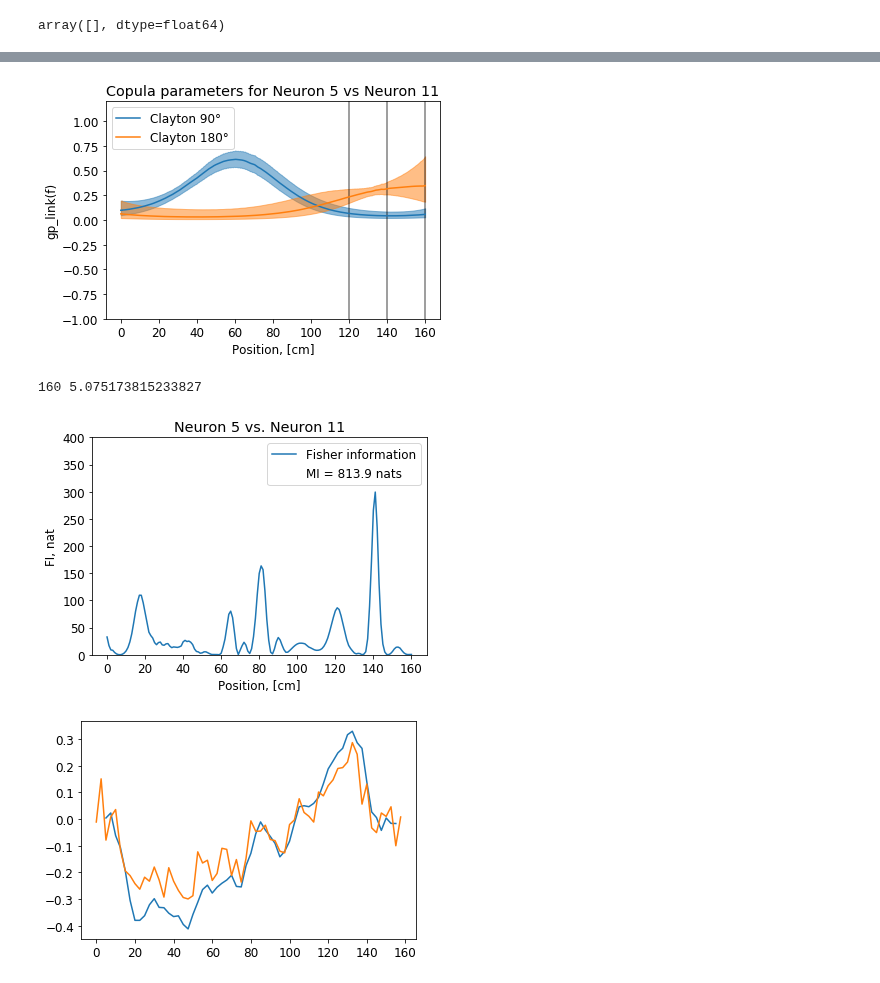
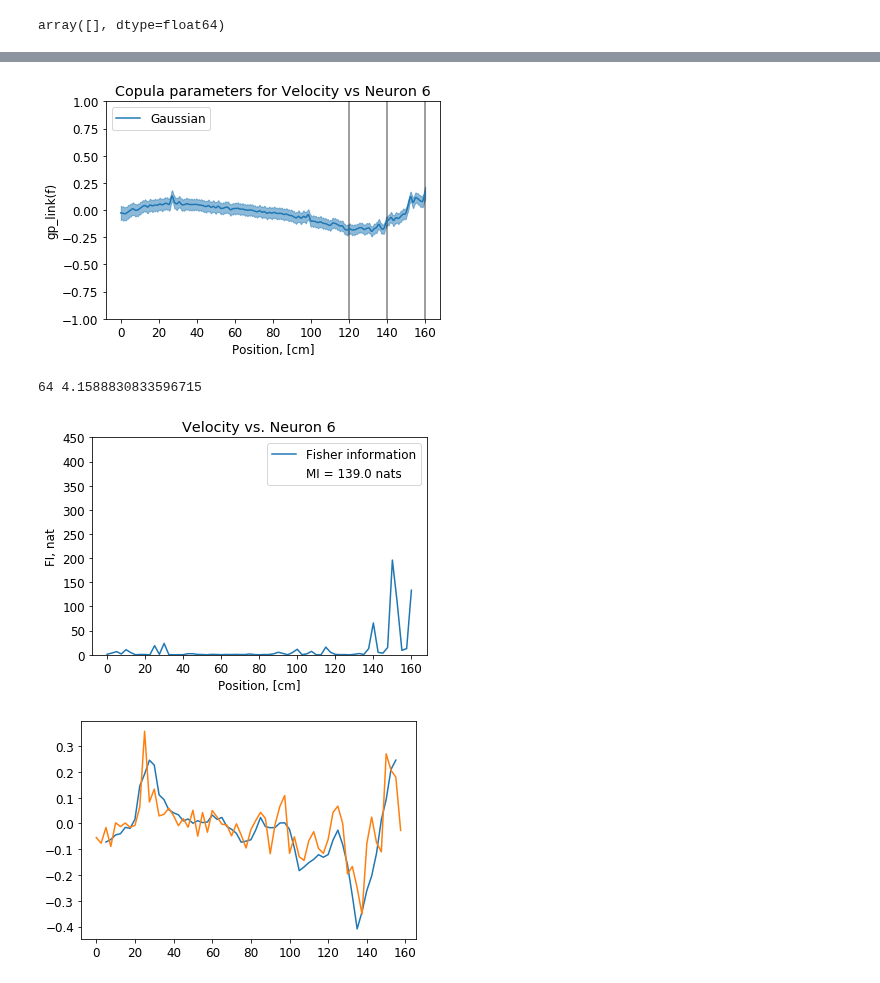
Before and after one commit to NinelK/CopulaGP, a Jupyter notebook: MI_FI_est.ipynb, the cells around one changed output, grey strips where cells are left out. Saved outputs shown, nothing was run; the diff lists cells and outputs as text; code cells hidden in the pictures.

```diff
--- a/MI_FI_est.ipynb
+++ b/MI_FI_est.ipynb
@@ -33,7 +33,7 @@ import matplotlib.pyplot as plt
 import matplotlib.cm as cm
 
 animal = 'ST263'
-day_name = 'Day2'
+day_name = 'Day4'
 path = '/home/nina/VRData/Processing/pkls'
 
 with open("{}/{}_{}_signals.pkl".format(path,animal,day_name),'rb') as f:
@@ -44,16 +44,20 @@ for s in ['ROIsN','trialStart','maxTrialNum','trials']:
     assert(np.allclose(signal_pkl[s],behaviour_pkl[s]))
 # %%
 signals = signal_pkl['signals_transformed']
-n1 = 5
-n2 = 11
-Y_all = np.array([signals[n1],signals[n2]]).T
-name1, name2 = 'Neuron 5', 'Neuron 11'
-#Y_all = np.array([behaviour_pkl['transformed_velocity'],signals[n1]]).T
+n1 = 6
+n2 = 6
+#Y_all = np.array([signals[n1],signals[n2]]).T
+name1, name2 = 'Velocity', 'Neuron 6'
+Y_all = np.array([behaviour_pkl['transformed_velocity'],signals[n1]]).T
 X_all = np.array(behaviour_pkl['position'])#local_time
+ve = np.array(behaviour_pkl['velocity'])
 
 rule = (Y_all[:,0]>1e-4) & (Y_all[:,1]>1e-4)  \
         & (Y_all[:,0]<1.-1e-4) & (Y_all[:,1]<1.-1e-4)#\
         #& (X_all > 120.)#& (time>7*60)
+
+ve = ve[rule]
+trials = behaviour_pkl['trials'][rule]
 
 X = np.reshape(X_all[rule],(-1,1))
 X[X<0] = 160.+X[X<0]
@@ -93,10 +101,10 @@ d={}
 d['f']=1
 # %%
 likelihoods = [#FrankCopula_Likelihood(),
-                #GaussianCopula_Likelihood(),
-                ClaytonCopula_Likelihood(rotation='90°'),
-                ClaytonCopula_Likelihood(rotation='180°'),
-              #GumbelCopula_Likelihood(rotation='0°'),
+                GaussianCopula_Likelihood(),
+                #ClaytonCopula_Likelihood(rotation='180°'),
+                #ClaytonCopula_Likelihood(rotation='0°'),
+                #GumbelCopula_Likelihood(rotation='0°'),
                 ]
 # %%
 NSamp
@@ -121,5 +130,5 @@ else:
 print(num_fs)
 model = Mixed_GPInferenceModel(MixtureCopula_Likelihood(likelihoods, theta_sharing=thetas_sharing),
                                num_fs,
-                               prior_rbf_length=0.2, grid_size=grid_size).cuda(device=0)
+                               prior_rbf_length=0.5, grid_size=grid_size, grid_bonds=torch.tensor([[0.,1.]])).cuda(device=0)
 # %% [output]
@@ -356,32 +373,32 @@ with torch.no_grad():
     output = model(test_x)
 
 gplink = model.likelihood.gplink_function
 
 thetas, mixes = gplink(output.mean)
 lower, upper = output.confidence_region() #thetas & mix together
 thetas_low, mixes_low = gplink(lower)
 thetas_upp, mixes_upp = gplink(upper)
 
 copulas = [lik.name for lik in likelihoods]
 rotations = [lik.rotation for lik in likelihoods]
 
 for t,l,u,c,r in zip(thetas,thetas_low,thetas_upp,copulas,rotations):
     F_mean = t.detach().cpu().numpy()
     if r==None:
         label = '{}'.format(c)
     else:
         label = '{} {}'.format(c,r)
     line, = plt.plot(160*testX, F_mean, label = label)
     plt.fill_between(160*testX, l.detach().cpu().numpy(),
                     u.detach().cpu().numpy(), color=line.get_color(), alpha=0.5)
 
 #plt.scatter(np.linspace(0., 160., NSamp),np.zeros(NSamp),color=colors)
 plt.xlabel('Position, [cm]')
 plt.ylabel('gp_link(f)')
 plt.title('Copula parameters for {} vs {}'.format(name1,name2))
-plt.ylim(-1.0,1.2)
+plt.ylim(-1.0,1.0)
 plt.legend()
 
 fig.show()
 # %% [output]
-[figure, old version]
+[figure, new version]
@@ -388,7 +418,7 @@ fig.show()
 # %%
 plt.rcParams.update({'font.size': 12})
 
-ds = 1.
+ds = 2.5
 n = int(160/ds)
 samples = test_y
 points = np.arange(n+1)/n
@@ -423,18 +453,20 @@ with torch.no_grad():
     plt.title("{} vs. {}".format(name1,name2))
     plt.xlabel('Position, [cm]')
     plt.ylabel('FI, nat')
-    plt.ylim(0,400)
+    plt.ylim(0,450)
     plt.legend()
 print(n,np.log(n))
 # %% [output]
-160 5.075173815233827
+64 4.1588830833596715
-[figure, old version]
+[figure, new version]
 # %%
 from scipy.stats import pearsonr
 from scipy.stats import kendalltau
 
 x,p,k = [],[],[]
 
+X_pos = X.squeeze()*160
+Y_pos = Y#norm.ppf(Y)
 
 for b in range(int(160/2.5)):
     dat = Y_pos[(X_pos>b*2.5) & (X_pos<(b+1)*2.5)]
@@ -449,7 +481,7 @@ plt.plot(x,k)
 
 x=x[2:-1]
 # %% [output]
-[figure, old version]
+[figure, new version]
 # %%
 # visualize the result
 fig, ax = plt.subplots(2,1,figsize=(20.5, 5))
```
Also changed, not shown: parts of 15 cells of this notebook, 4 other files.
